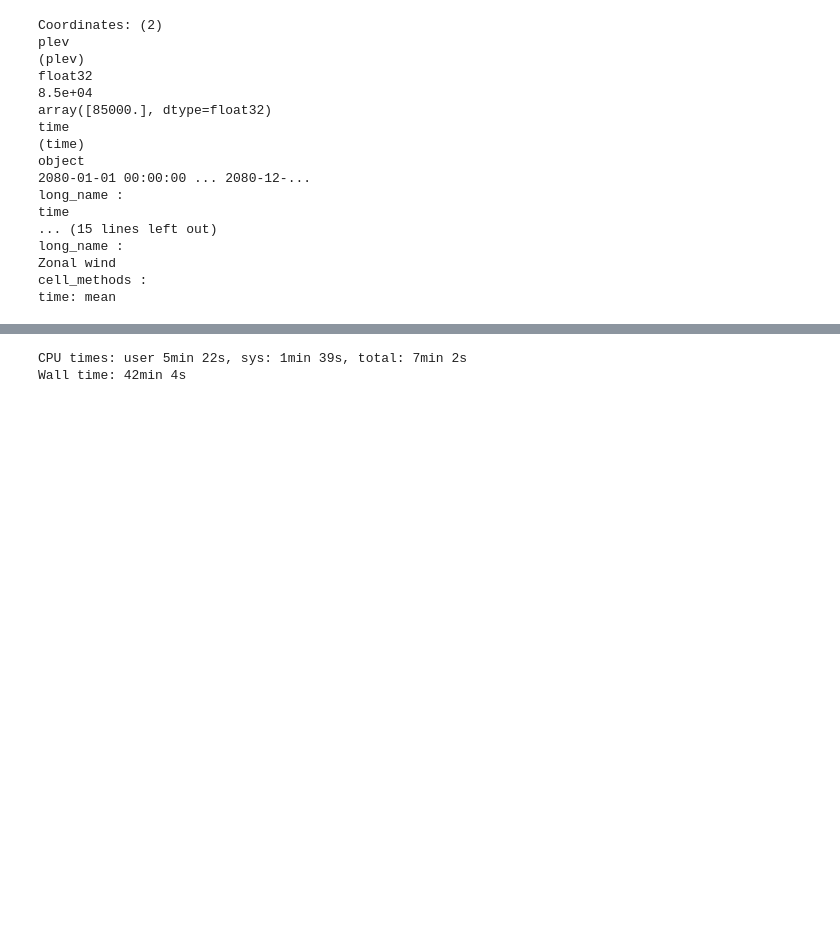
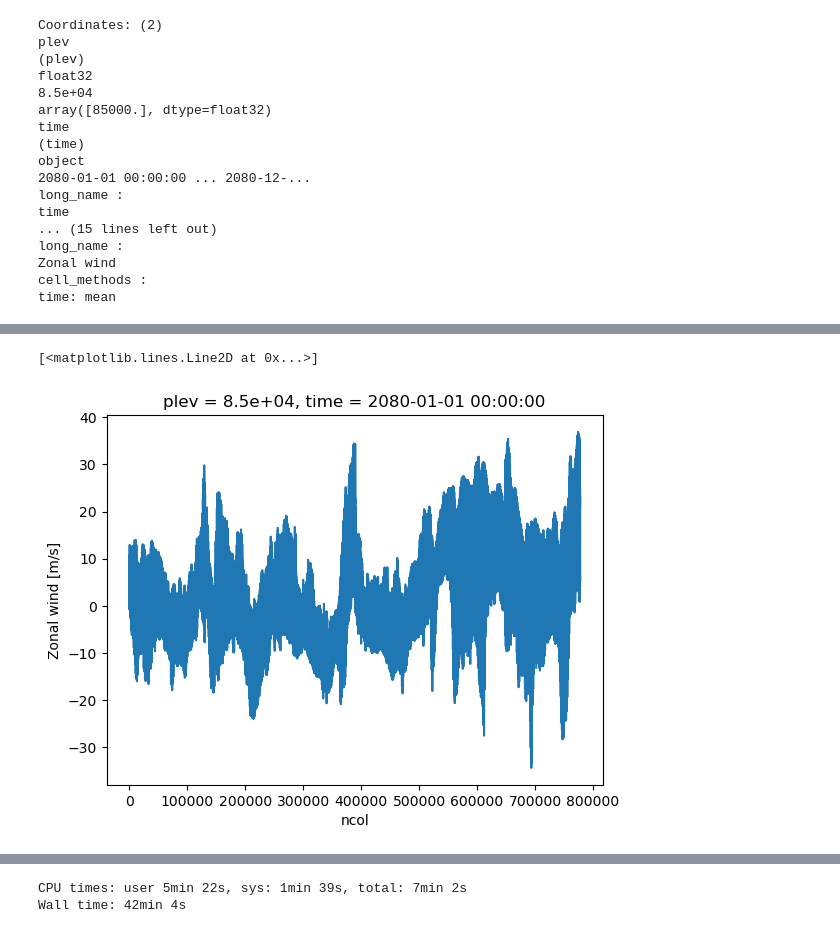
Before and after one commit to katiedagon/ML-extremes, a Jupyter notebook: notebooks/Data_Processing_U850_V850.ipynb, the cells around one changed output, grey strips where cells are left out. Saved outputs shown, nothing was run; the diff lists cells and outputs as text; code cells hidden in the pictures; blank space fills up the shorter version.

```diff
--- a/notebooks/Data_Processing_U850_V850.ipynb
+++ b/notebooks/Data_Processing_U850_V850.ipynb
@@ -312,8 +334,9 @@ plevdata = gc.interpolation.interp_hybrid_to_pressure(file_1_U,  # 3d field U/V
                                         p0=pref.values,  # reference pressure
                                         new_levels=np.array([85000], dtype='float32'),  # interpolate to 850 pressure level
                                         lev_dim=None,  # lev is default
-                                        method='log', # use log because pressure falls off logarithmically
-                                        extrapolate=True, # extrapolate below ground values
-                                        variable='other')
+                                        method='log') #, # use log because pressure falls off logarithmically
+
+                                        #extrapolate=True, # extrapolate below ground values
+                                        #variable='other')
 
 ## or add mask in this step
@@ -349,0 +397,5 @@ time: mean
+# %%
+plevdata.isel(time=0).plot()
+# %% [output]
+[<matplotlib.lines.Line2D at 0x...>]
+[figure, added]
```
Also changed, not shown: parts of 18 cells of this notebook.
